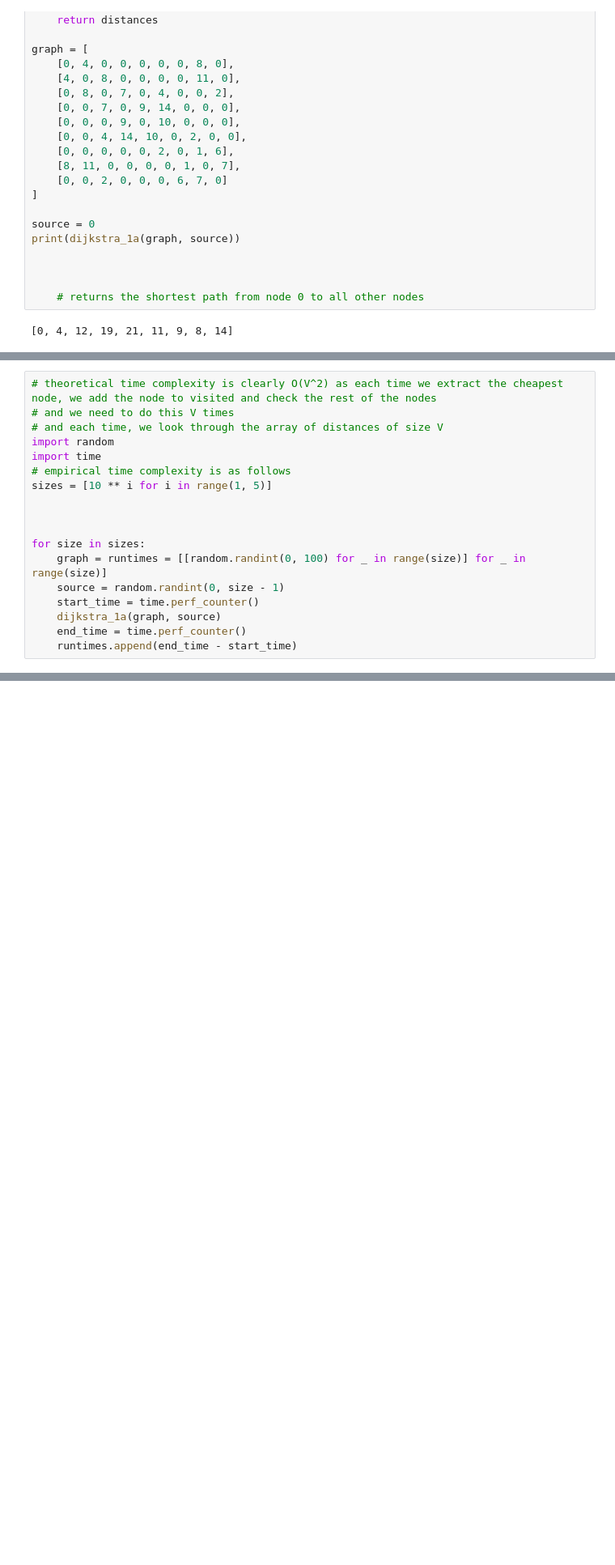
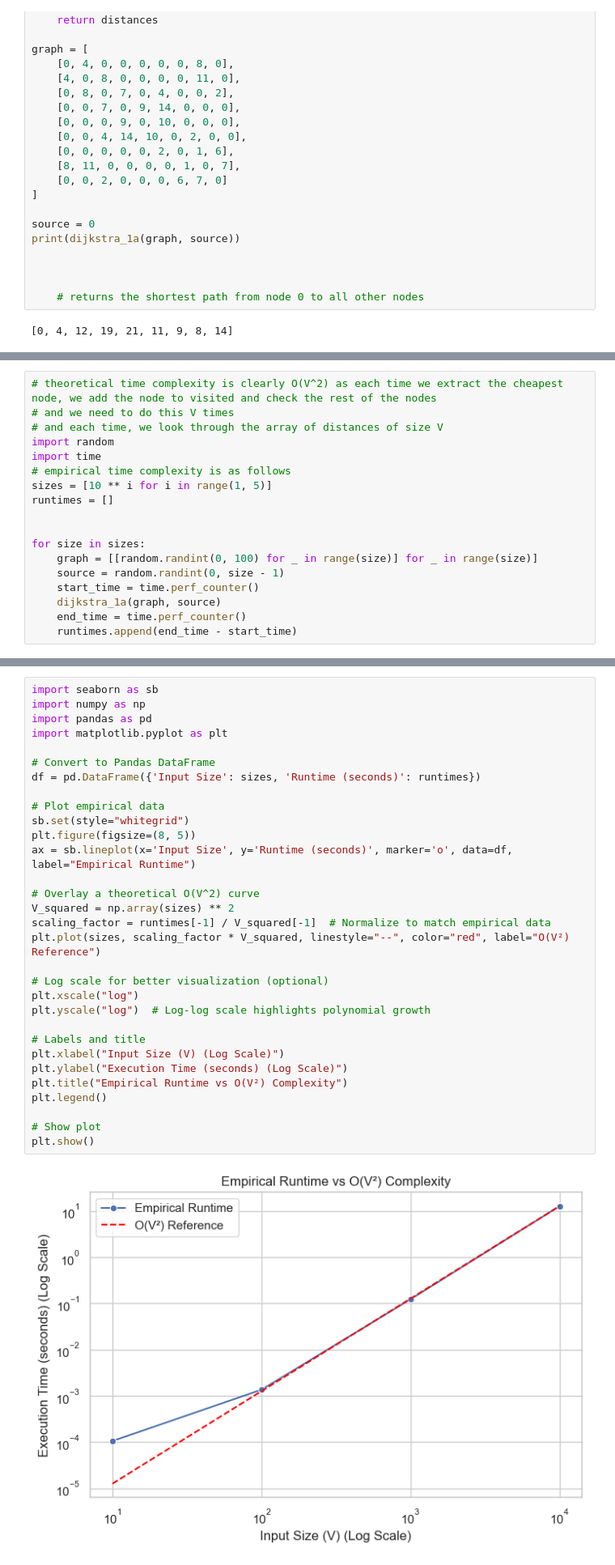
Before and after one commit to autoastt/SC2001-Algo-Labs, a Jupyter notebook: Lab2/Lab2.ipynb, the cells around one changed output, grey strips where cells are left out. Shown at 81% size. Cells and saved outputs as stored; diff of their text form; blank space fills up the shorter version.

```diff
--- a/Lab2/Lab2.ipynb
+++ b/Lab2/Lab2.ipynb
@@ -65,11 +77,11 @@ import random
 import time
 # empirical time complexity is as follows
 sizes = [10 ** i for i in range(1, 5)]
-
+runtimes = []
 
 
 for size in sizes:
-    graph = runtimes = [[random.randint(0, 100) for _ in range(size)] for _ in range(size)]
+    graph = [[random.randint(0, 100) for _ in range(size)] for _ in range(size)]
     source = random.randint(0, size - 1)
     start_time = time.perf_counter()
     dijkstra_1a(graph, source)
@@ -89,2 +90,35 @@ ValueError: All arrays must be of the same length
+# %%
+import seaborn as sb
+import numpy as np
+import pandas as pd
+import matplotlib.pyplot as plt
+
+# Convert to Pandas DataFrame
+df = pd.DataFrame({'Input Size': sizes, 'Runtime (seconds)': runtimes})
+
+# Plot empirical data
+sb.set(style="whitegrid")
+plt.figure(figsize=(8, 5))
+ax = sb.lineplot(x='Input Size', y='Runtime (seconds)', marker='o', data=df, label="Empirical Runtime")
+
+# Overlay a theoretical O(V^2) curve
+V_squared = np.array(sizes) ** 2
+scaling_factor = runtimes[-1] / V_squared[-1]  # Normalize to match empirical data
+plt.plot(sizes, scaling_factor * V_squared, linestyle="--", color="red", label="O(V²) Reference")
+
+# Log scale for better visualization (optional)
+plt.xscale("log")
+plt.yscale("log")  # Log-log scale highlights polynomial growth
+
+# Labels and title
+plt.xlabel("Input Size (V) (Log Scale)")
+plt.ylabel("Execution Time (seconds) (Log Scale)")
+plt.title("Empirical Runtime vs O(V²) Complexity")
+plt.legend()
+
+# Show plot
+plt.show()
+# %% [output]
+[figure, added]
 # %%
 import heapq
```
Also changed, not shown: parts of 4 cells of this notebook.
